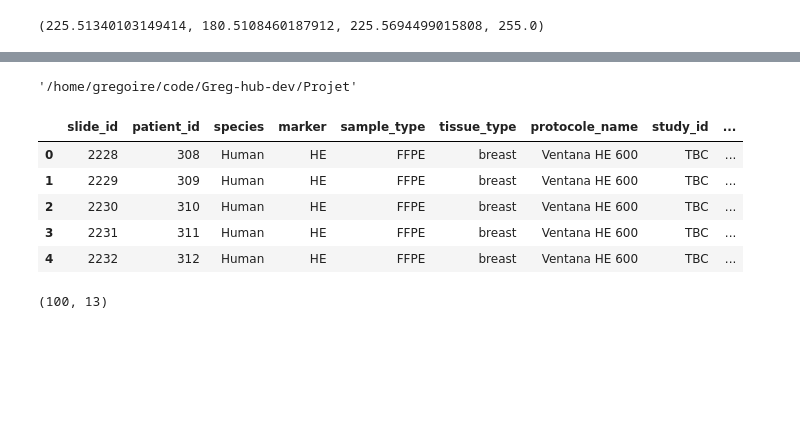
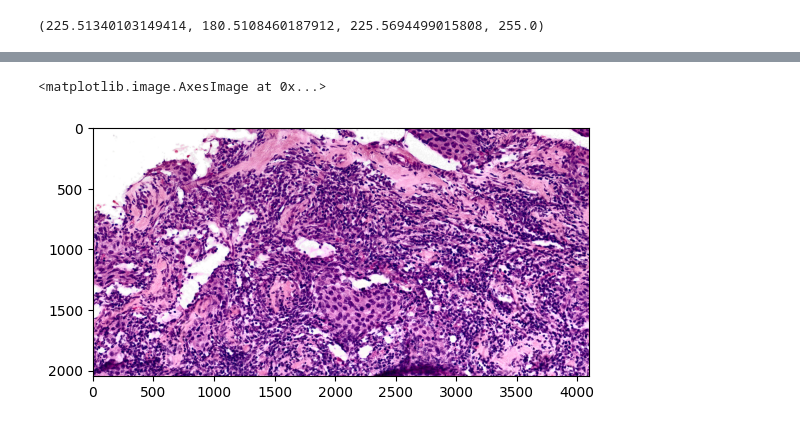
Before and after one commit to Greg-hub-dev/anapath, a Jupyter notebook: anapath/notebooks/tile_manip.ipynb, the cells around one changed output, grey strips where cells are left out. Cells and saved outputs as stored; diff of their text form; code cells hidden in the pictures; blank space fills up the shorter version.

```diff
--- a/anapath/notebooks/tile_manip.ipynb
+++ b/anapath/notebooks/tile_manip.ipynb
@@ -735,5 +710,0 @@ file_moved = move_unselected_files(train_tumor_path,selected_files)
-# %%
-import os
-os.getcwd()
-# %% [output]
-'/home/gregoire/code/Greg-hub-dev/Projet'
@@ -744,13 +711,5 @@ df = pd.read_csv("/mnt/c/Users/grego/Documents/Projet_ML/Data/Projet_IA.csv",enc
-# %%
-df.head()
-# %% [output]
-|  | slide_id | patient_id | species | marker | sample_type | tissue_type | protocole_name | study_id | ... |
-| 0 | 2228 | 308 | Human | HE | FFPE | breast | Ventana HE 600 | TBC | ... |
-| 1 | 2229 | 309 | Human | HE | FFPE | breast | Ventana HE 600 | TBC | ... |
-| 2 | 2230 | 310 | Human | HE | FFPE | breast | Ventana HE 600 | TBC | ... |
-| 3 | 2231 | 311 | Human | HE | FFPE | breast | Ventana HE 600 | TBC | ... |
-| 4 | 2232 | 312 | Human | HE | FFPE | breast | Ventana HE 600 | TBC | ... |
-# %%
-df.shape
-# %% [output]
-(100, 13)
+# %%
+plt.imshow(image_fin)
+# %% [output]
+<matplotlib.image.AxesImage at 0x...>
+[figure, added]
```
Also changed, not shown: parts of 7 cells of this notebook, 6 other files.
